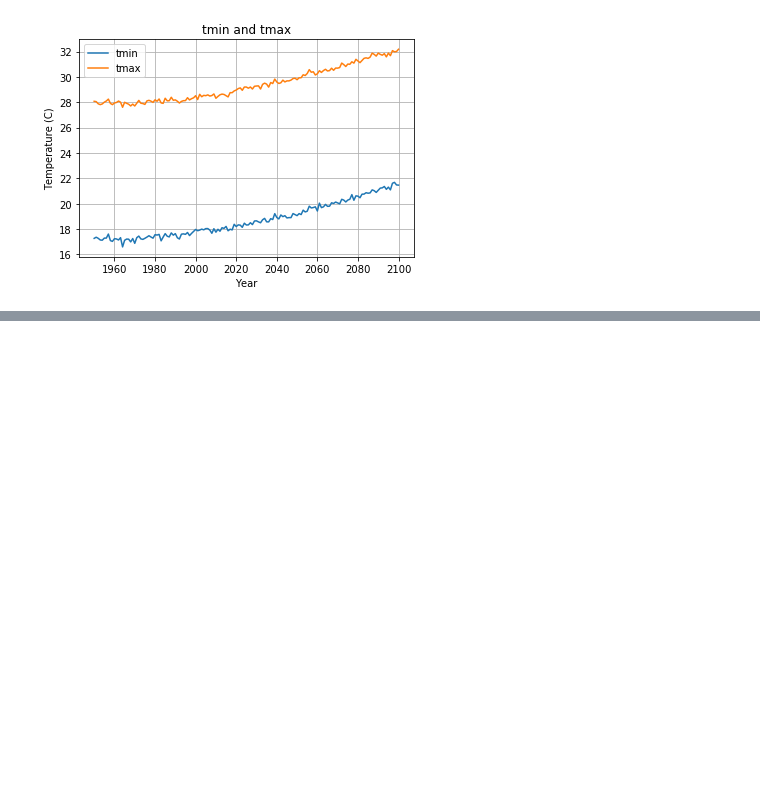
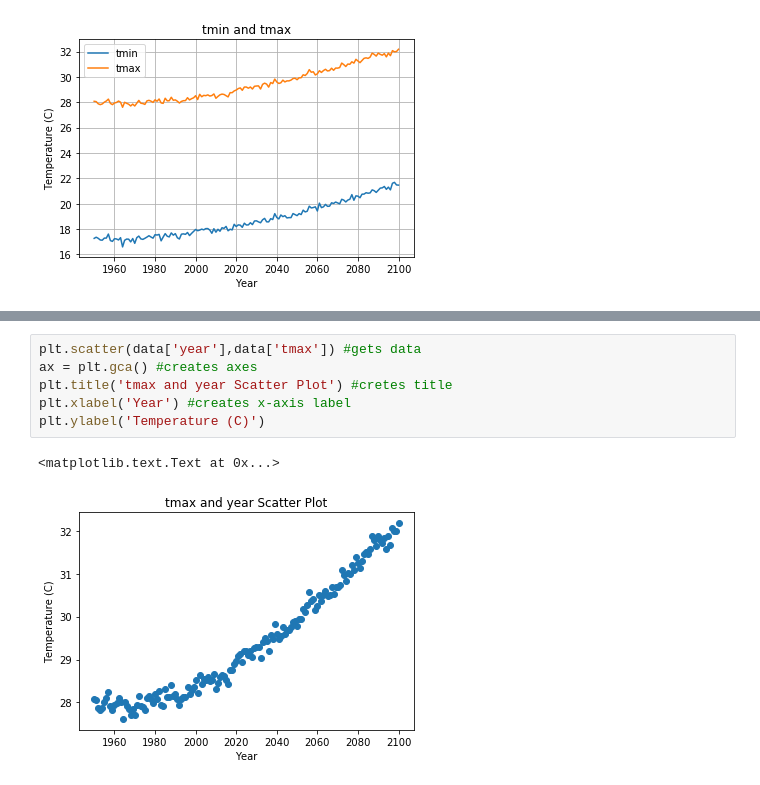
Before and after one commit to bvande21/learn_python, a Jupyter notebook: Python test code.ipynb, the cells around one changed output, grey strips where cells are left out. Cells and saved outputs as stored; diff of their text form; blank space fills up the shorter version.

```diff
--- a/Python test code.ipynb
+++ b/Python test code.ipynb
@@ -50,0 +62,9 @@ plt.grid() #adds gridlines
+# %%
+plt.scatter(data['year'],data['tmax']) #gets data
+ax = plt.gca() #creates axes
+plt.title('tmax and year Scatter Plot') #cretes title
+plt.xlabel('Year') #creates x-axis label
+plt.ylabel('Temperature (C)')
+# %% [output]
+<matplotlib.text.Text at 0x...>
+[figure, added]
```
Also changed, not shown: parts of 2 cells of this notebook.
